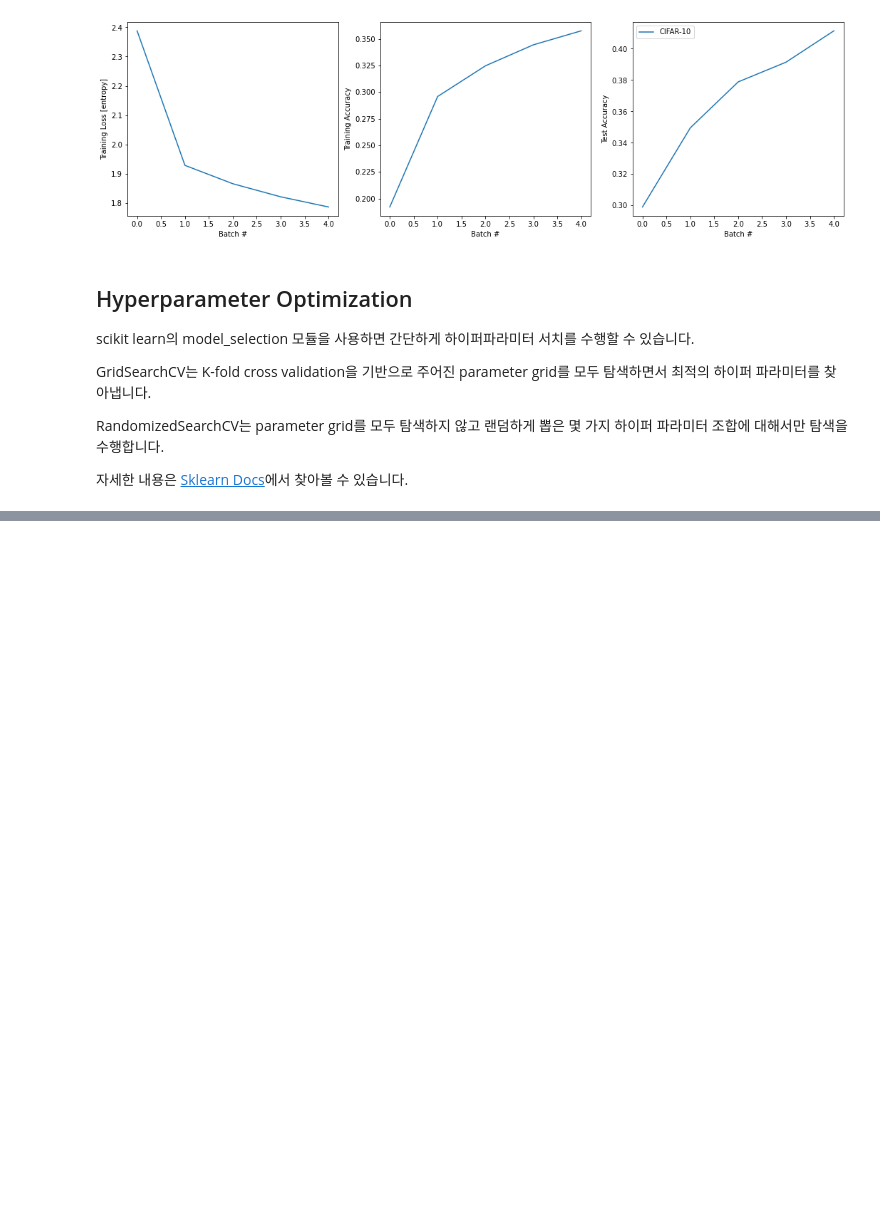
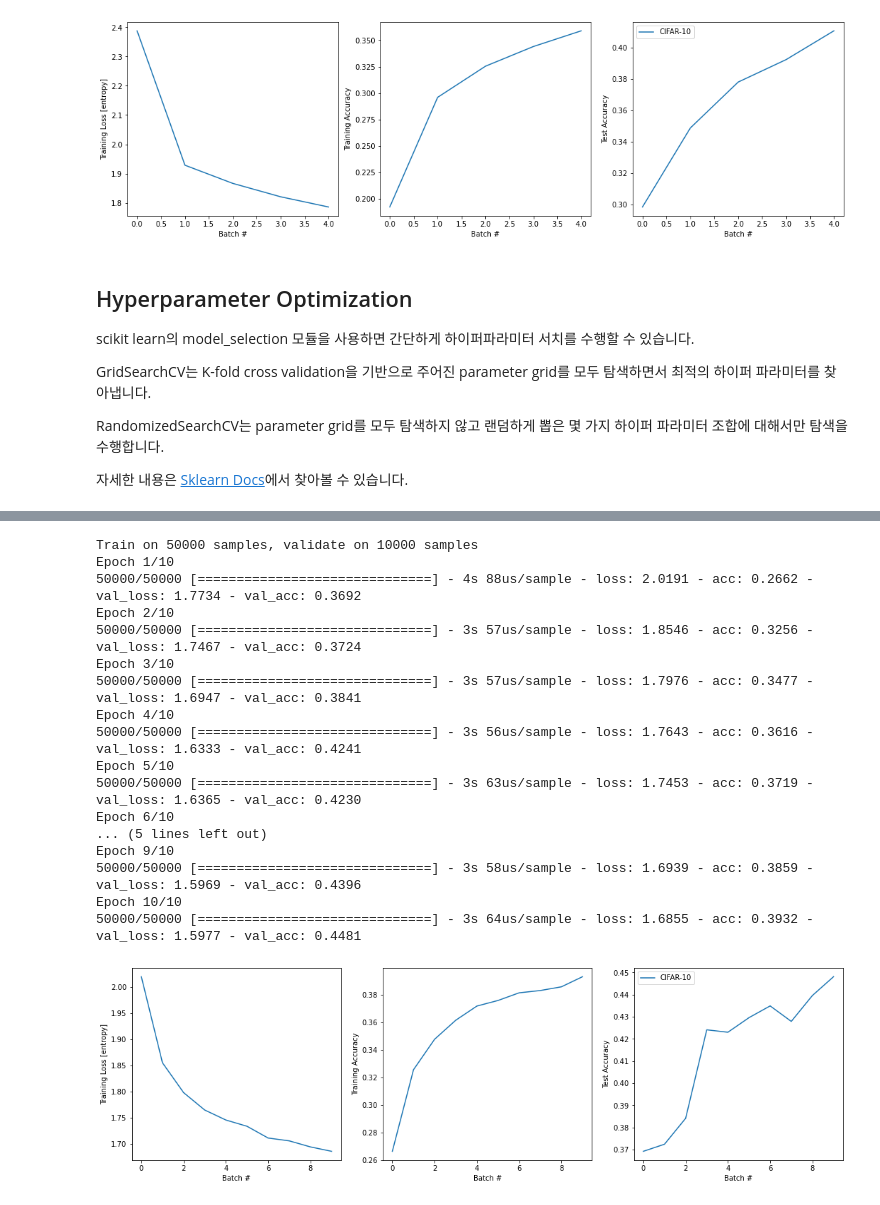
Before and after one commit to dreamingjudith/AI_Expert_Exercise_Materials, a Jupyter notebook: week03_2_regularization_optimization/02_03_optimization.ipynb, the cells around one changed output, grey strips where cells are left out. Cells and saved outputs as stored; diff of their text form; code cells hidden in the pictures; blank space fills up the shorter version.

```diff
--- a/week03_2_regularization_optimization/02_03_optimization.ipynb
+++ b/week03_2_regularization_optimization/02_03_optimization.ipynb
@@ -178,8 +176,35 @@ total time: 462.6225755214691
 # %%
 # 가장 좋은 validation accuracy를 보인 하이퍼파라미터로 model을 create 하고 training data를 다시 학습합니다
 # 위에서 보인 가장 좋은 Hyperparameter를 직접 입력해주어도 되고, grid_result.best_params_['**'] 이라는 함수를 사용해도 됩니다.
 
-best_model = grid_result.cv_results_[] ##TODO : Your Code ##
-best_hist = grid_result.cv_results_[] ##TODO : Your Code ##
+best_model = create_model(
+    optimizer=grid_result.best_params_['optimizer'],
+    init=grid_result.best_params_['init']
+) ##TODO : Your Code ##
+best_hist = best_model.fit(
+    x_train, y_train,
+    batch_size=grid_result.best_params_['batch_size'],
+    epochs=grid_result.best_params_['nb_epoch'],
+    validation_data=(x_test, y_test)
+) ##TODO : Your Code ##
 
 plot_fn(['CIFAR-10'], [best_hist.history['loss']], [best_hist.history['acc']], [best_hist.history['val_acc']])
+# %% [output]
+Train on 50000 samples, validate on 10000 samples
+Epoch 1/10
+50000/50000 [==============================] - 4s 88us/sample - loss: 2.0191 - acc: 0.2662 - val_loss: 1.7734 - val_acc: 0.3692
+Epoch 2/10
+50000/50000 [==============================] - 3s 57us/sample - loss: 1.8546 - acc: 0.3256 - val_loss: 1.7467 - val_acc: 0.3724
+Epoch 3/10
+50000/50000 [==============================] - 3s 57us/sample - loss: 1.7976 - acc: 0.3477 - val_loss: 1.6947 - val_acc: 0.3841
+Epoch 4/10
+50000/50000 [==============================] - 3s 56us/sample - loss: 1.7643 - acc: 0.3616 - val_loss: 1.6333 - val_acc: 0.4241
+Epoch 5/10
+50000/50000 [==============================] - 3s 63us/sample - loss: 1.7453 - acc: 0.3719 - val_loss: 1.6365 - val_acc: 0.4230
+Epoch 6/10
+... (5 lines left out)
+Epoch 9/10
+50000/50000 [==============================] - 3s 58us/sample - loss: 1.6939 - acc: 0.3859 - val_loss: 1.5969 - val_acc: 0.4396
+Epoch 10/10
+50000/50000 [==============================] - 3s 64us/sample - loss: 1.6855 - acc: 0.3932 - val_loss: 1.5977 - val_acc: 0.4481
+[figure, added]
```
Also changed, not shown: parts of 4 cells of this notebook.
